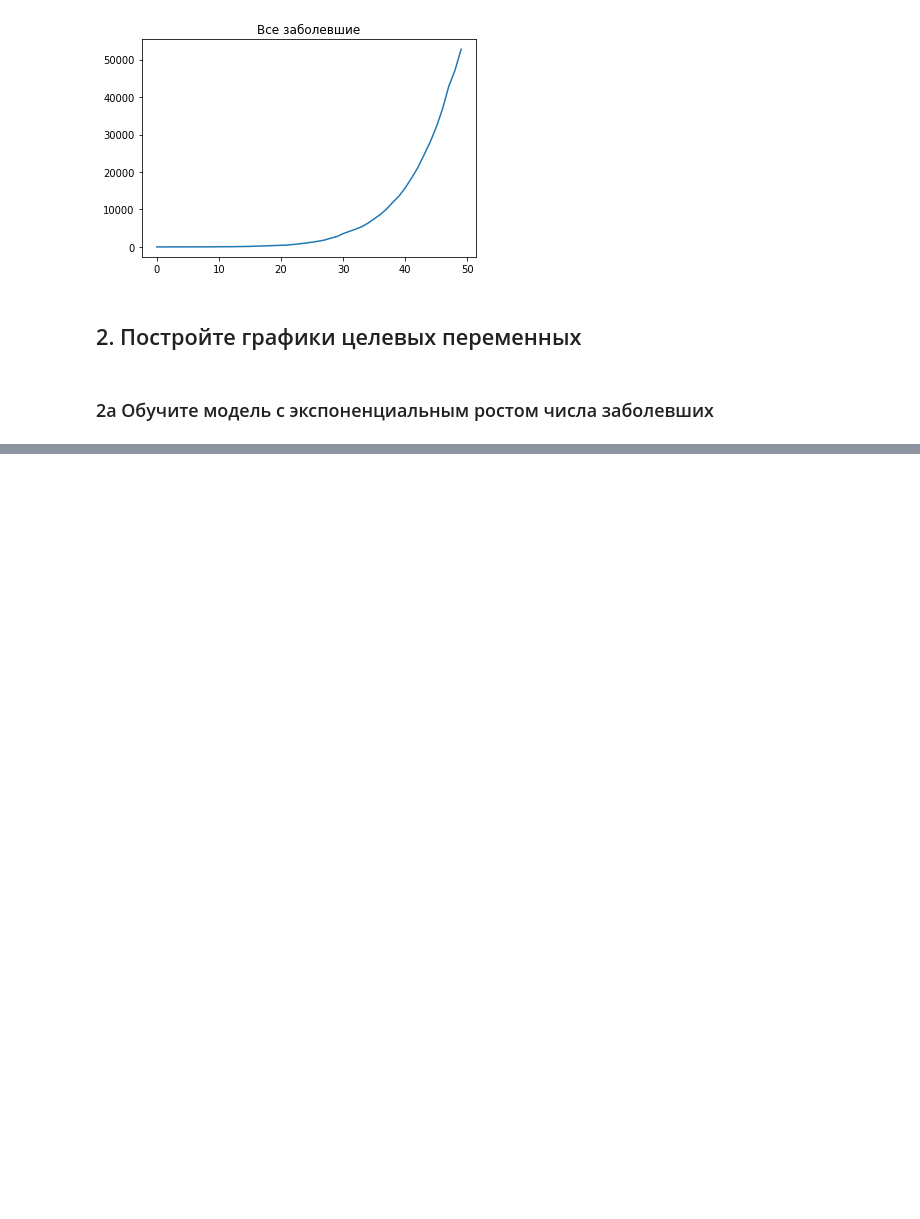
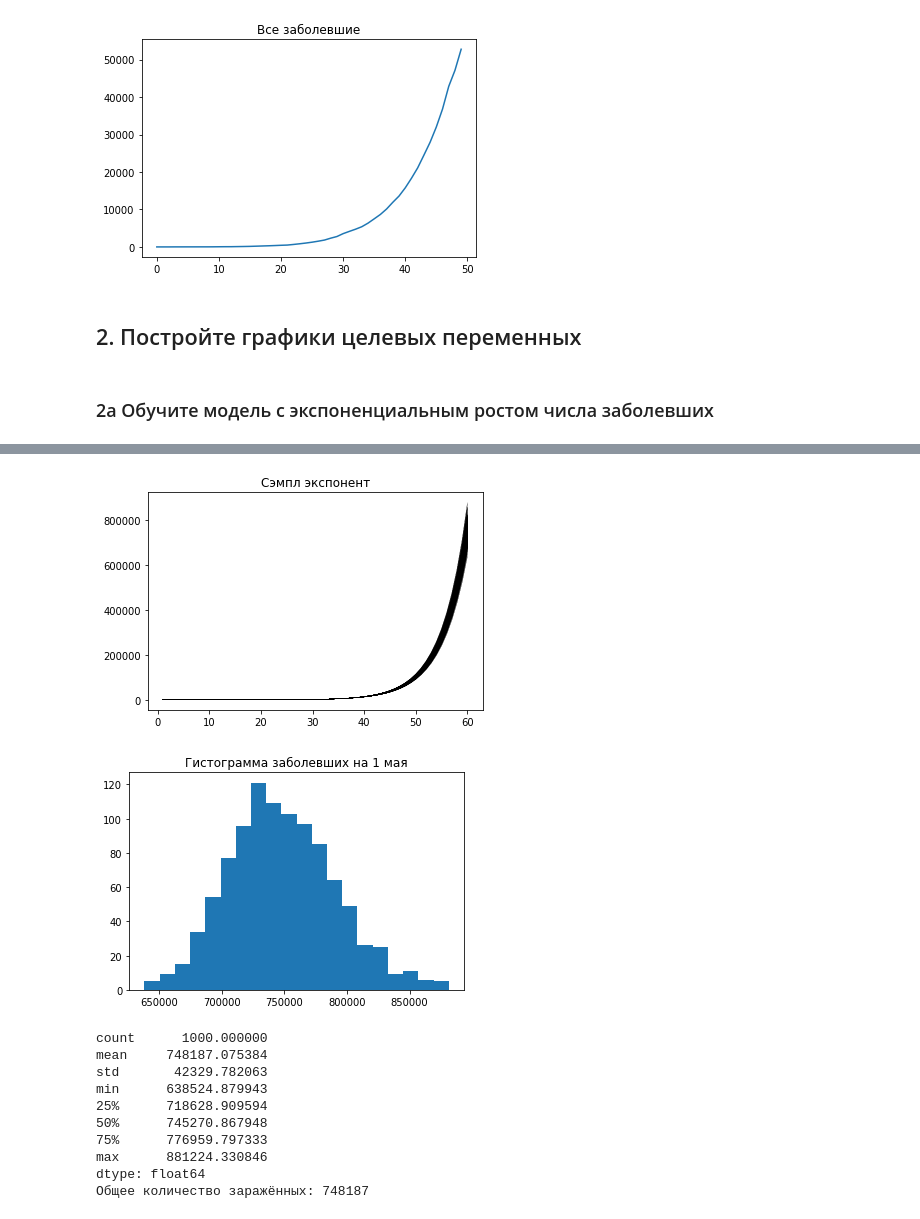
Before and after one commit to MelekhDA/made_advanced_ml, a Jupyter notebook: homework_1/homework_1.ipynb, the cells around one changed output, grey strips where cells are left out. Saved outputs shown, nothing was run; the diff lists cells and outputs as text; code cells hidden in the pictures; blank space fills up the shorter version.

```diff
--- a/homework_1/homework_1.ipynb
+++ b/homework_1/homework_1.ipynb
@@ -146,0 +214,43 @@ plt.show()
+# %%
+def predict_on_future_using_sample(date_to, n_sample=100):
+    df_may = df[(df['date'] >= DATE_FROM) & (df['date'] <= date_to)]
+
+    x_may = np.array([i + 1 for i in range(df_may.shape[0])]).reshape(-1, 1)
+    NUMBER_MAY_1 = x_may.shape[0]
+
+    collection_weights = np.random.multivariate_normal(current_mu, current_sigma, n_sample)
+
+
+    collection_predict_may = []
+    for weights in collection_weights:
+        plt.plot(x_may, np.exp(weights[0] + weights[1] * x_may), 'k-', lw=0.1)
+
+        collection_predict_may.append(np.exp(weights[0] + weights[1] * NUMBER_MAY_1))
+
+    plt.title('Сэмпл экспонент')
+    plt.show()
+
+    plt.title('Гистограмма заболевших на 1 мая')
+    plt.hist(collection_predict_may, bins=20)
+    plt.show()
+
+    print(pd.Series(collection_predict_may).describe())
+    print('Общее количество заражённых:', int(np.mean(collection_predict_may)))
+# %%
+N_SAMPLE_MAY = 1000
+DATE_MAY = datetime.datetime(year=2020, month=5, day=1)
+
+predict_on_future_using_sample(DATE_MAY, N_SAMPLE_MAY)
+# %% [output]
+[figure, added]
+[figure, added]
+count      1000.000000
+mean     748187.075384
+std       42329.782063
+min      638524.879943
+25%      718628.909594
+50%      745270.867948
+75%      776959.797333
+max      881224.330846
+dtype: float64
+Общее количество заражённых: 748187
```
Also changed, not shown: parts of 12 cells of this notebook.
